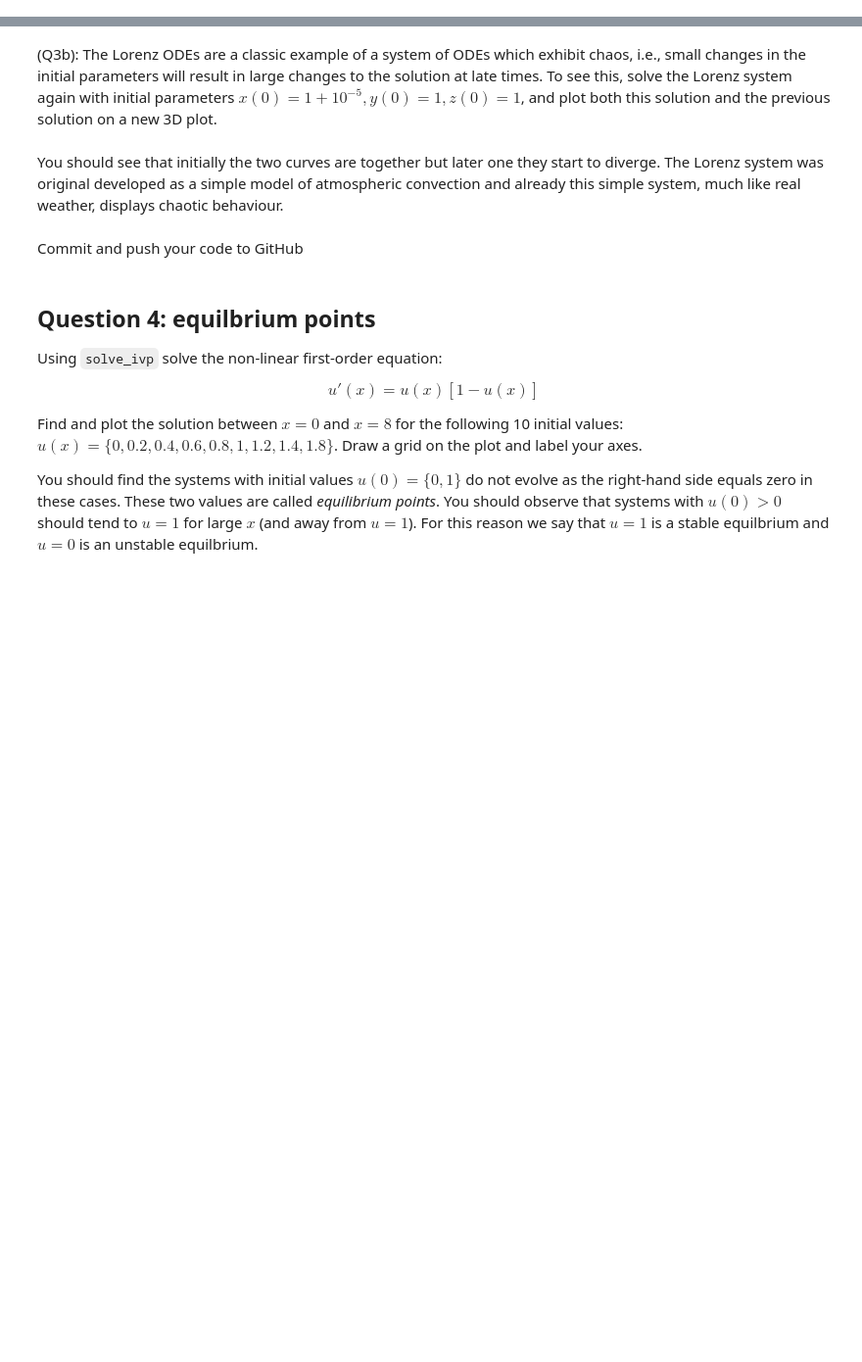
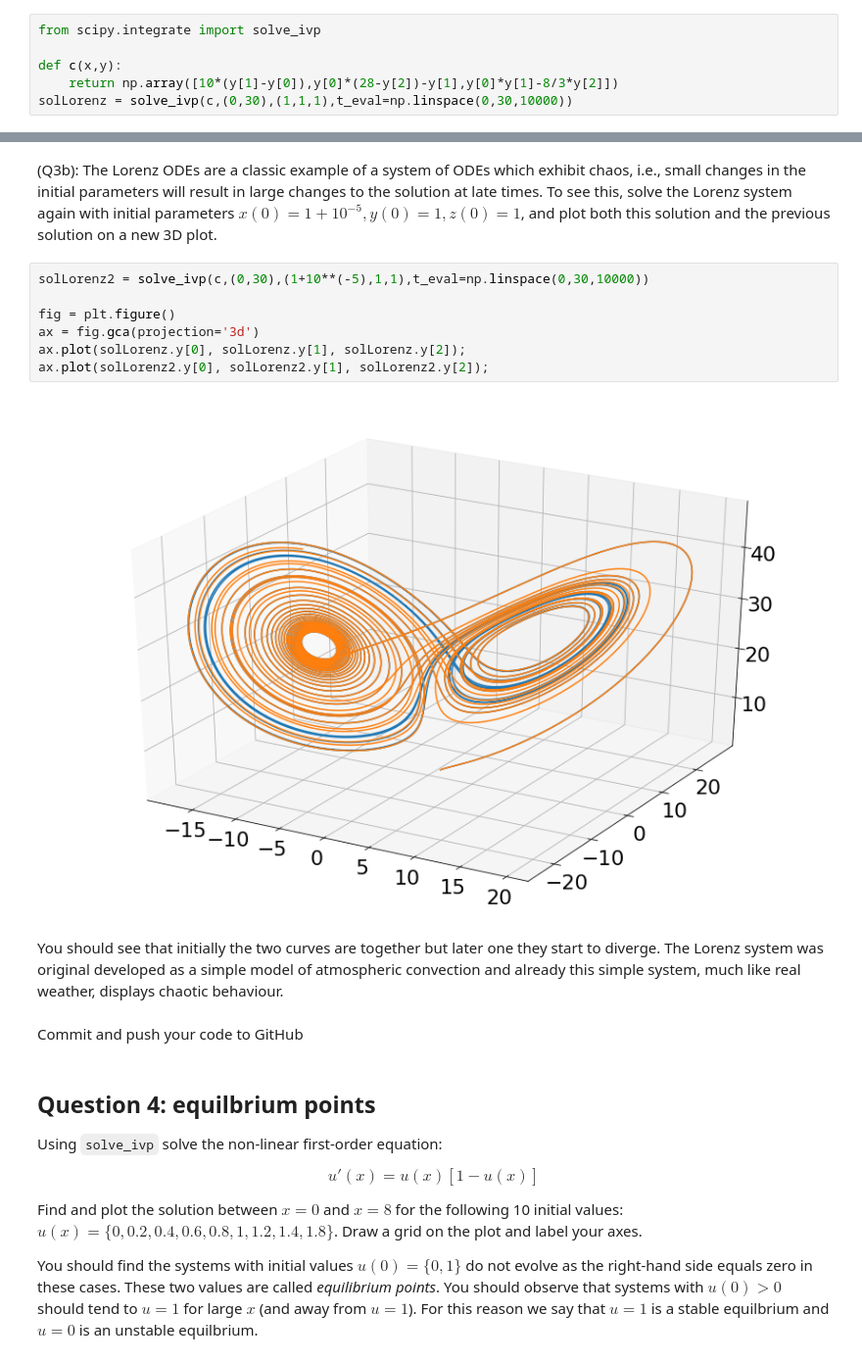
Before and after one commit to darraghburke1/ACM20030-Assignments, a Jupyter notebook: Assignment-3.ipynb, the cells around one changed output, grey strips where cells are left out. Shown: that part at 98% size. Cells and saved outputs as stored; diff of their text form; blank space fills up the shorter version.

```diff
--- a/Assignment-3.ipynb
+++ b/Assignment-3.ipynb
@@ -259,3 +257,9 @@ import
+# %%
+from scipy.integrate import solve_ivp
+
+def c(x,y):
+    return np.array([10*(y[1]-y[0]),y[0]*(28-y[2])-y[1],y[0]*y[1]-8/3*y[2]])
+solLorenz = solve_ivp(c,(0,30),(1,1,1),t_eval=np.linspace(0,30,10000))
 # %% [markdown]
 Assign your solution to a variable called `solLorenz` and use the following code to make a 3D plot of the solution
 # %%
@@ -266,5 +272,14 @@ ax.plot(solLorenz.y[0], solLorenz.y[1], solLorenz.y[2]);
 # %% [markdown]
 (Q3b): The Lorenz ODEs are a classic example of a system of ODEs which exhibit chaos, i.e., small changes in the initial parameters will result in large changes to the solution at late times. To see this, solve the Lorenz system again with initial parameters $x(0) = 1 + 10^{-5}, y(0) = 1, z(0) = 1$, and plot both this solution and the previous solution on a new 3D plot.
+# %%
+solLorenz2 = solve_ivp(c,(0,30),(1+10**(-5),1,1),t_eval=np.linspace(0,30,10000))
+
+fig = plt.figure()
+ax = fig.gca(projection='3d')
+ax.plot(solLorenz.y[0], solLorenz.y[1], solLorenz.y[2]);
+ax.plot(solLorenz2.y[0], solLorenz2.y[1], solLorenz2.y[2]);
+# %% [output]
+[figure, added]
 # %% [markdown]
 You should see that initially the two curves are together but later one they start to diverge. The Lorenz system was original developed as a simple model of atmospheric convection and already this simple system, much like real weather, displays chaotic behaviour.
 # %% [markdown]
```
Also changed, not shown: parts of 2 cells of this notebook.
